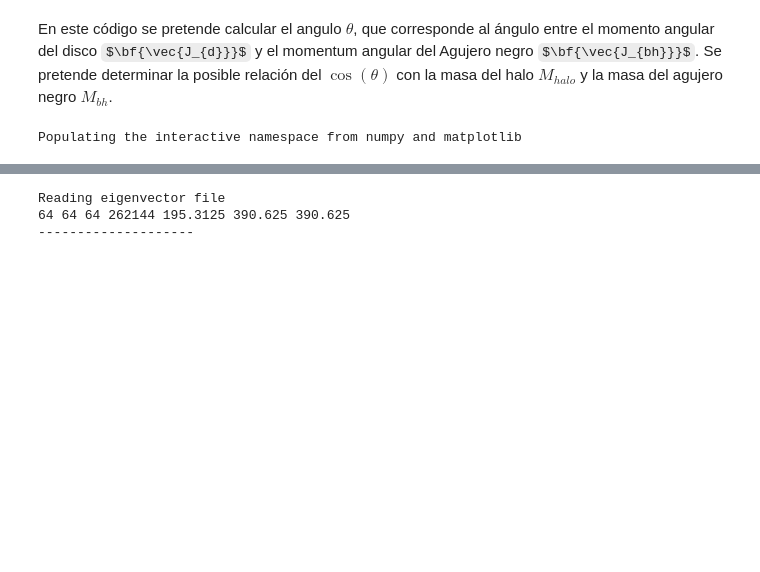
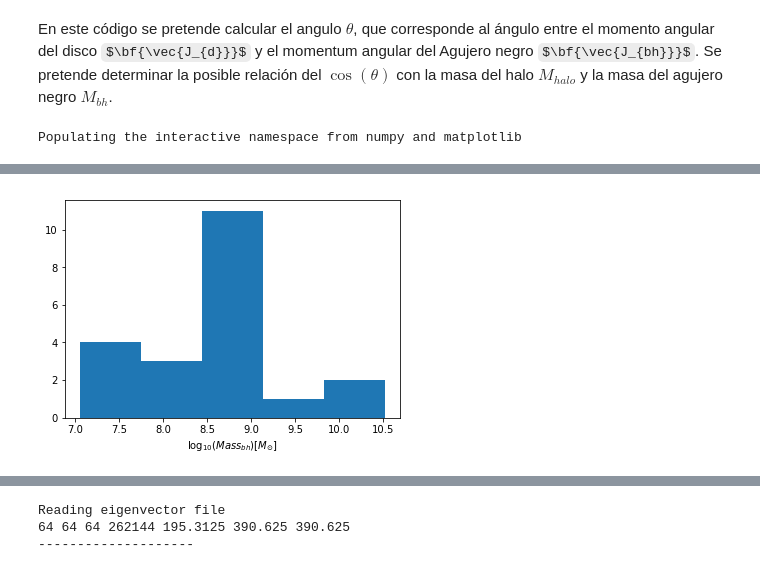
Before and after one commit to Daniel-Montenegro/Thesis, a Jupyter notebook: proyecto/Activity_1/Activity_1.ipynb, the cells around one changed output, grey strips where cells are left out. Saved outputs shown, nothing was run; the diff lists cells and outputs as text; code cells hidden in the pictures; some formulas as TeX source; blank space fills up the shorter version.

```diff
--- a/proyecto/Activity_1/Activity_1.ipynb
+++ b/proyecto/Activity_1/Activity_1.ipynb
@@ -50,0 +130,12 @@ Mass_halo = Sn_bh.Masses
+# %%
+
+"""
+Histograma de masa de los BH's
+"""
+Bines=np.int(np.sqrt(len(Mass_bh)))
+#hist_Mass_halo=np.histogram(np.log10(Mass_halo), bins=17)
+plt.hist(np.log10(Mass_bh),bins=5)
+plt.xlabel("$\log_{10}(Mass_{bh})[M_{\odot}]$")
+plt.savefig("histo_Mass_bh.png")
+# %% [output]
+[figure, added]
```
Also changed, not shown: parts of 10 cells of this notebook, 11 other files.
